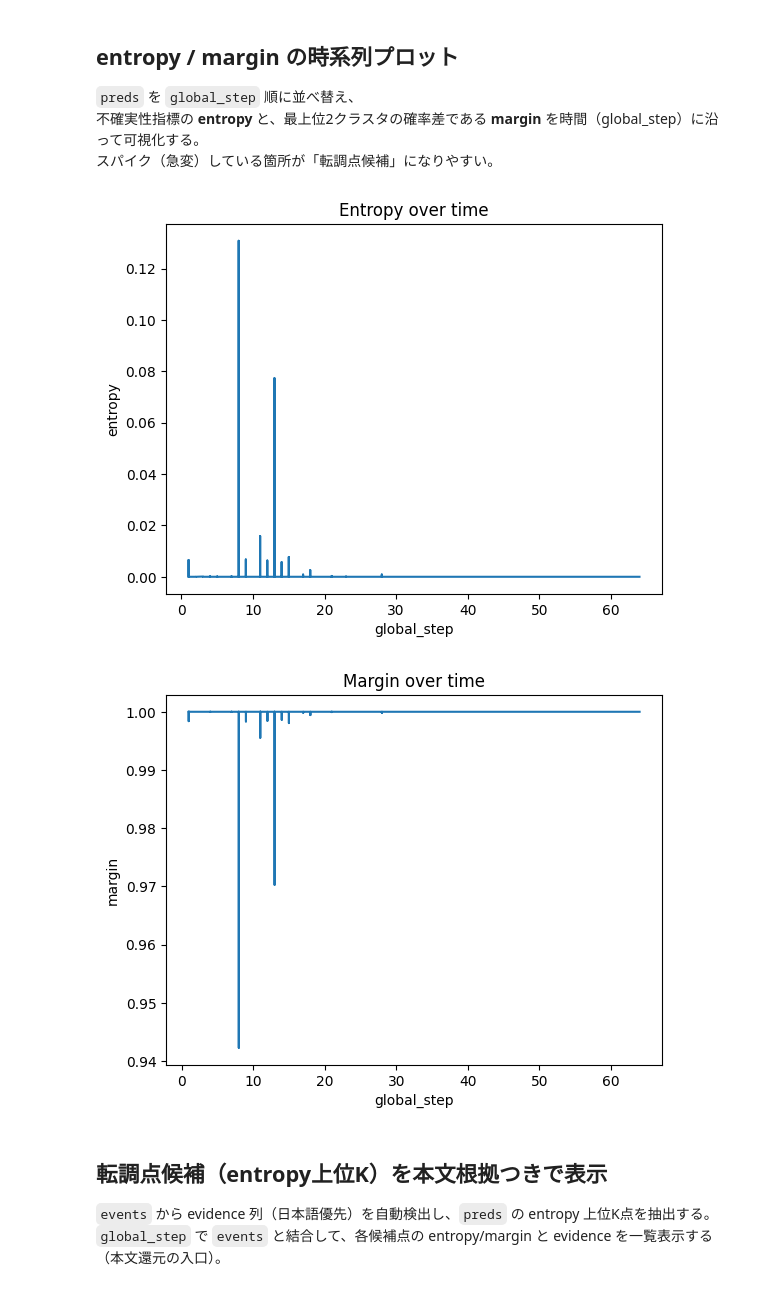
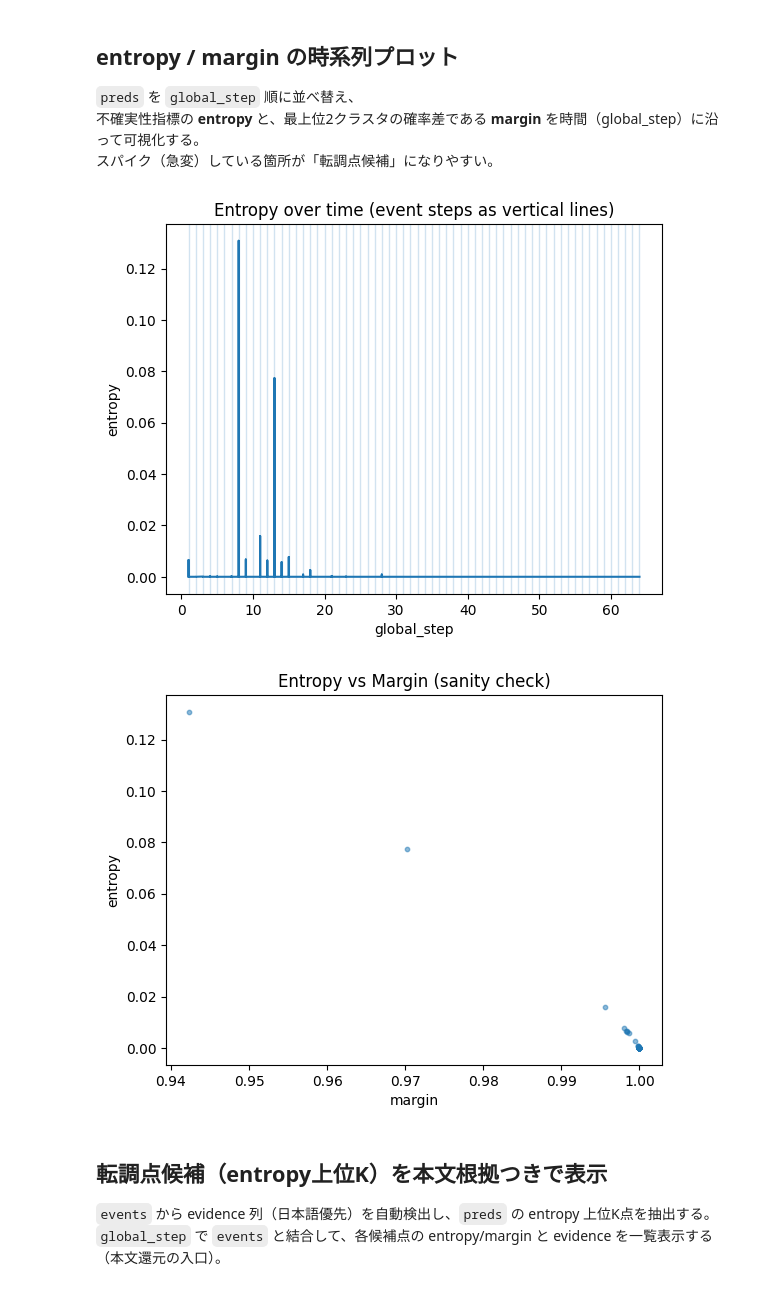
Before and after one commit to Mokafe/Mokafe-ulysses-narrative-gmm, a Jupyter notebook: notebooks/00_ulysses_gmm_report.ipynb, the cells around one changed output. Cells and saved outputs as stored; diff of their text form; code cells hidden in the pictures.

```diff
--- a/notebooks/00_ulysses_gmm_report.ipynb
+++ b/notebooks/00_ulysses_gmm_report.ipynb
@@ -158,29 +158,32 @@ preds: (555, 18) events: (555, 14)
 `preds` を `global_step` 順に並べ替え、
 不確実性指標の **entropy** と、最上位2クラスタの確率差である **margin** を時間（global_step）に沿って可視化する。
 スパイク（急変）している箇所が「転調点候補」になりやすい。
-# %%
-import matplotlib.pyplot as plt
-
-time_col   = "global_step"
-entropy_col= "entropy"
-margin_col = "margin"
-
-preds = preds.sort_values(time_col).reset_index(drop=True)
-
-plt.figure()
-plt.plot(preds[time_col], preds[entropy_col])
-plt.title("Entropy over time")
-plt.xlabel(time_col); plt.ylabel(entropy_col)
-plt.show()
-
-plt.figure()
-plt.plot(preds[time_col], preds[margin_col])
-plt.title("Margin over time")
-plt.xlabel(time_col); plt.ylabel(margin_col)
-plt.show()
-# %% [output]
-[figure, removed]
-[figure, removed]
+# %%
+import matplotlib.pyplot as plt
+time_col   = "global_step"
+entropy_col= "entropy"
+margin_col = "margin"
+
+# events がある前提（events_all.csv）
+ev_steps = events["global_step"].dropna().unique()
+
+plt.figure()
+plt.plot(preds[time_col], preds[entropy_col])
+for s in ev_steps:
+    plt.axvline(s, linewidth=1, alpha=0.2)
+plt.title("Entropy over time (event steps as vertical lines)")
+plt.xlabel(time_col); plt.ylabel(entropy_col)
+plt.show()
+# %% [output]
+[figure, added]
+# %%
+plt.figure()
+plt.scatter(preds[margin_col], preds[entropy_col], s=10, alpha=0.5)
+plt.title("Entropy vs Margin (sanity check)")
+plt.xlabel("margin"); plt.ylabel("entropy")
+plt.show()
+# %% [output]
+[figure, added]
 # %% [markdown]
 ## 転調点候補（entropy上位K）を本文根拠つきで表示
 `events` から evidence 列（日本語優先）を自動検出し、`preds` の entropy 上位K点を抽出する。
```
Also changed, not shown: parts of 15 cells of this notebook.
